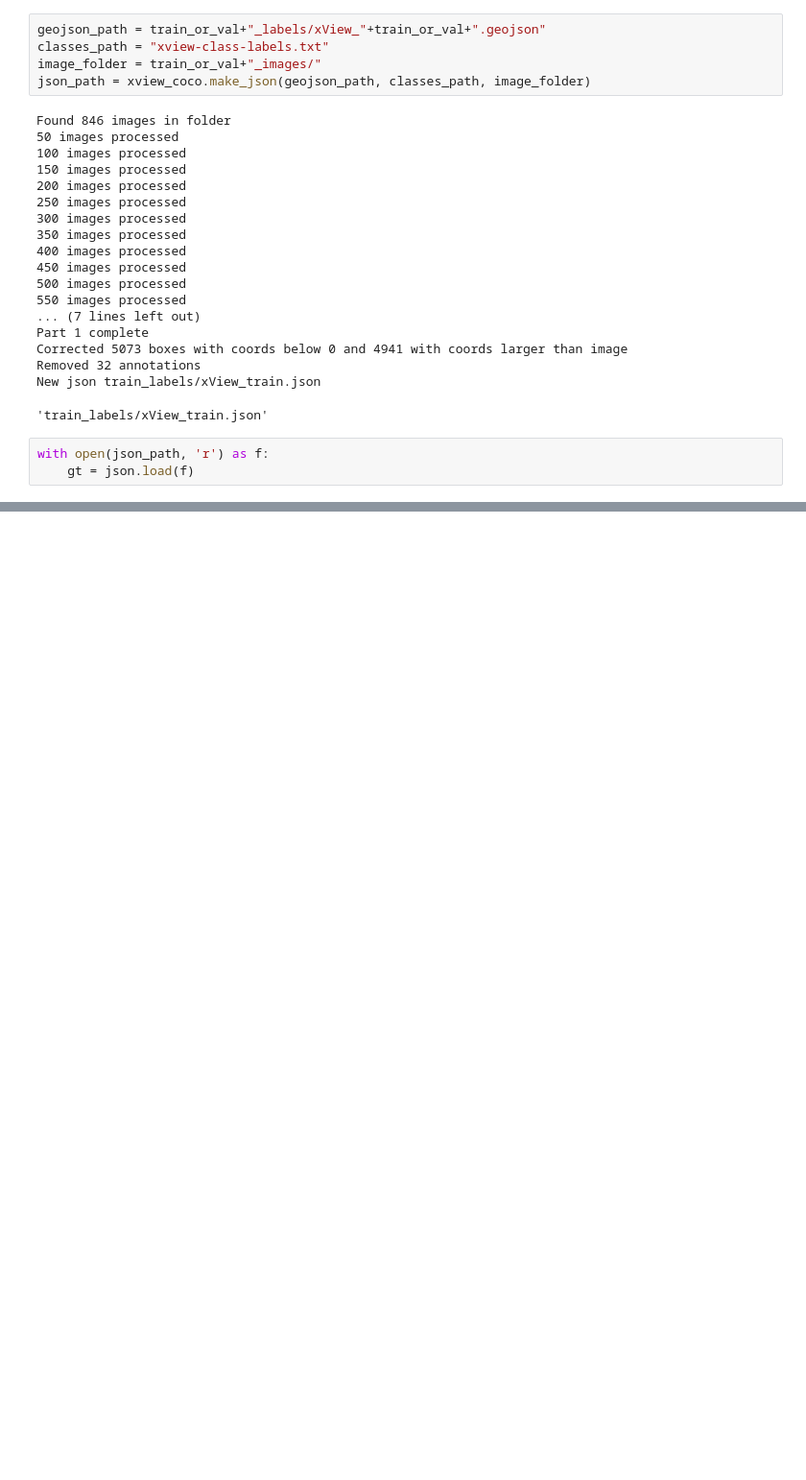
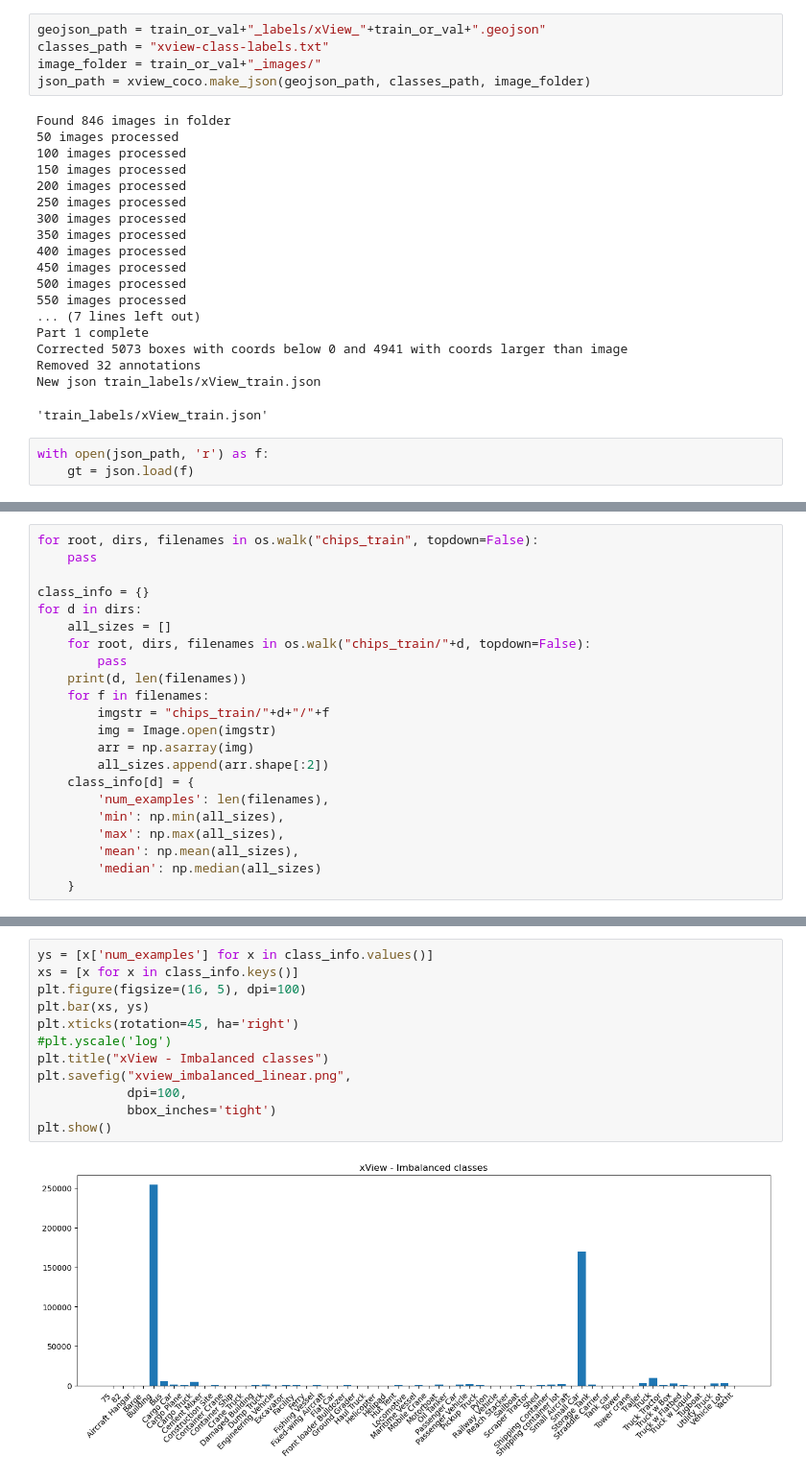
Before and after one commit to lewj85/e2cnn_experiments, a Jupyter notebook: data/xView/chipper_xView.ipynb, the cells around one changed output, grey strips where cells are left out. Shown at 96% size. Cells and saved outputs as stored; diff of their text form; blank space fills up the shorter version.

Commit message:
Added xView chipper, DOTA results

```diff
--- a/data/xView/chipper_xView.ipynb
+++ b/data/xView/chipper_xView.ipynb
@@ -267,0 +249,22 @@ Yacht
+# %%
+for root, dirs, filenames in os.walk("chips_train", topdown=False):
+    pass
+
+class_info = {}
+for d in dirs:
+    all_sizes = []
+    for root, dirs, filenames in os.walk("chips_train/"+d, topdown=False):
+        pass
+    print(d, len(filenames))
+    for f in filenames:
+        imgstr = "chips_train/"+d+"/"+f
+        img = Image.open(imgstr)
+        arr = np.asarray(img)
+        all_sizes.append(arr.shape[:2])
+    class_info[d] = {
+        'num_examples': len(filenames),
+        'min': np.min(all_sizes),
+        'max': np.max(all_sizes),
+        'mean': np.mean(all_sizes),
+        'median': np.median(all_sizes)
+    }
@@ -267,0 +299,14 @@ Yacht
+# %%
+ys = [x['num_examples'] for x in class_info.values()]
+xs = [x for x in class_info.keys()]
+plt.figure(figsize=(16, 5), dpi=100)
+plt.bar(xs, ys)
+plt.xticks(rotation=45, ha='right')
+#plt.yscale('log')
+plt.title("xView - Imbalanced classes")
+plt.savefig("xview_imbalanced_linear.png",
+            dpi=100,
+            bbox_inches='tight')
+plt.show()
+# %% [output]
+[figure, added]
```
Also changed, not shown: parts of 22 cells of this notebook, 10 other files.
